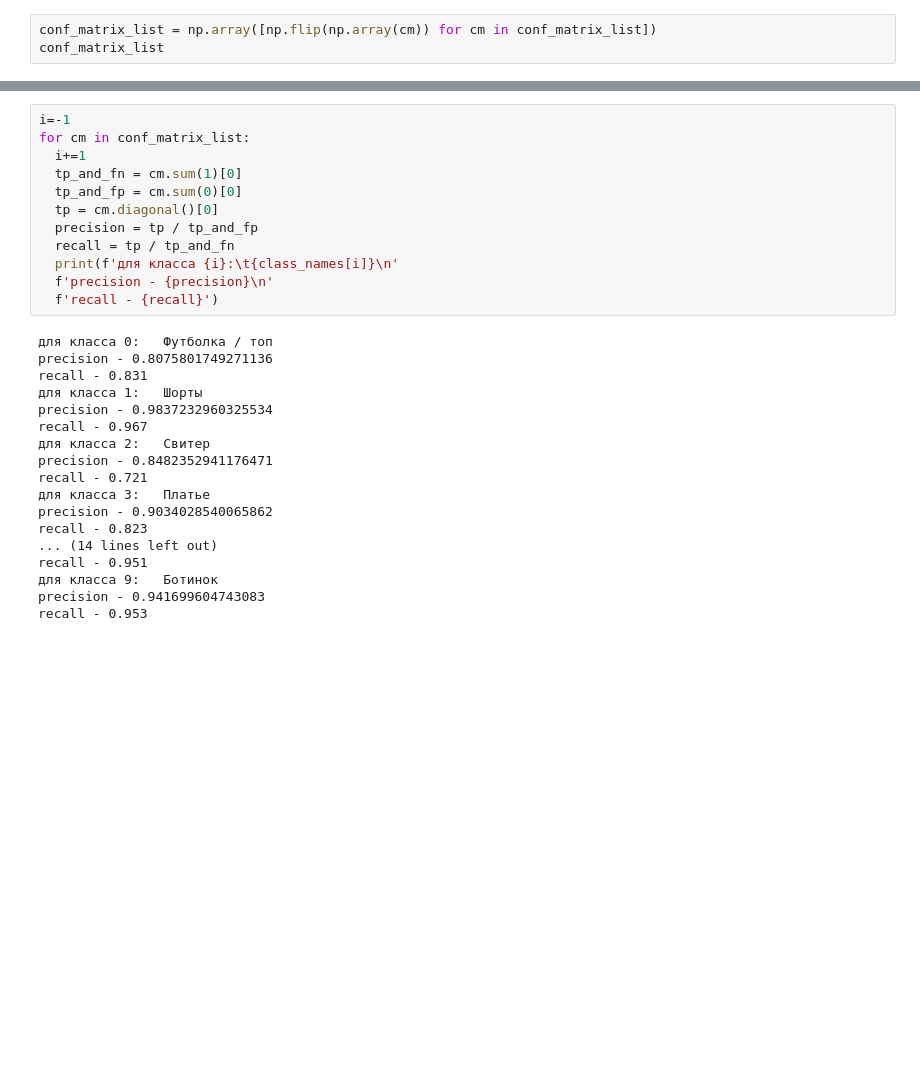
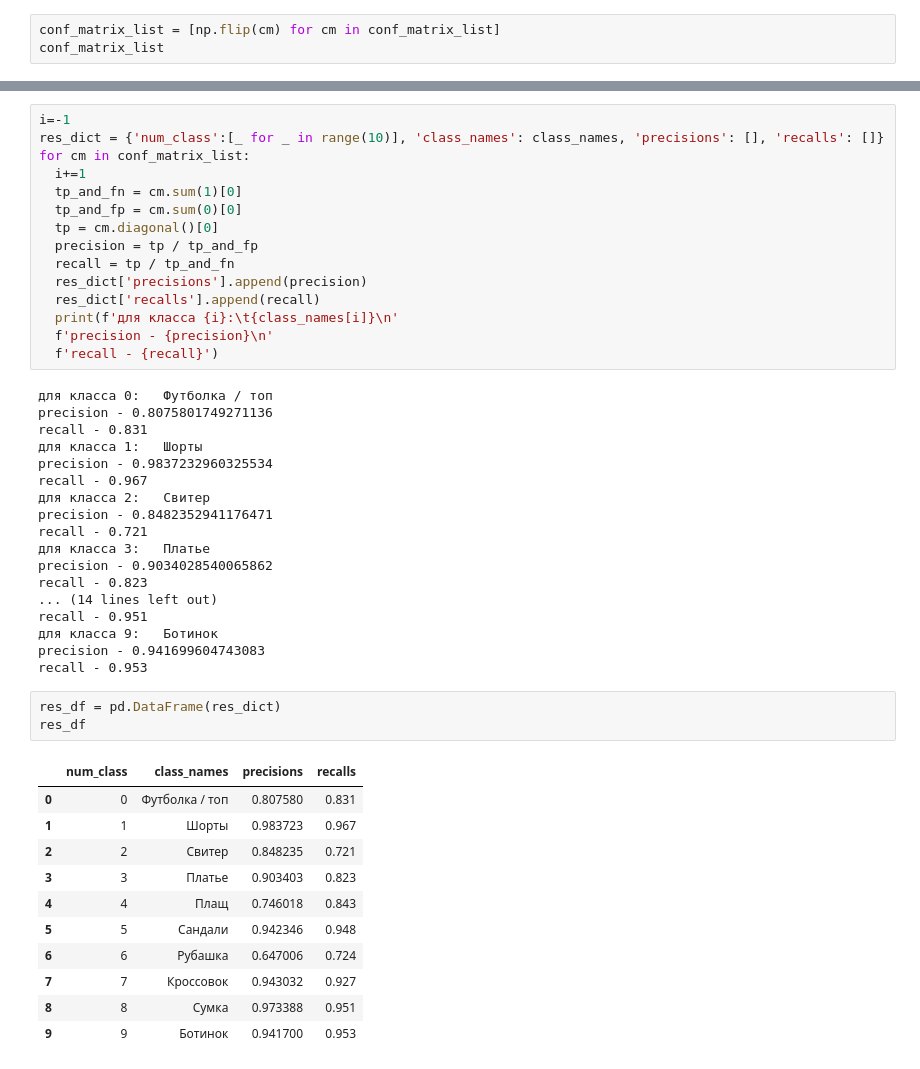
Before and after one commit to OlegRev/Introduction_to_neural_networks, a Jupyter notebook: intro_neural_network_task2.ipynb, the cells around one changed output, grey strips where cells are left out. Drawn from its saved outputs; the diff is of its cells as text; blank space fills up the shorter version.

Commit message:
add dataframe results

```diff
--- a/intro_neural_network_task2.ipynb
+++ b/intro_neural_network_task2.ipynb
@@ -695,6 +695,6 @@ print(conf_matrix_list)
  [[8941   59]
   [  47  953]]]
 # %%
-conf_matrix_list = np.array([np.flip(np.array(cm)) for cm in conf_matrix_list])
+conf_matrix_list = [np.flip(cm) for cm in conf_matrix_list]
 conf_matrix_list
 # %% [output]
@@ -718,5 +712,6 @@ array([[[ 831,  169],
 # %%
 i=-1
+res_dict = {'num_class':[_ for _ in range(10)], 'class_names': class_names, 'precisions': [], 'recalls': []}
 for cm in conf_matrix_list:
   i+=1
   tp_and_fn = cm.sum(1)[0]
@@ -724,6 +719,8 @@ for cm in conf_matrix_list:
   tp = cm.diagonal()[0]
   precision = tp / tp_and_fp
   recall = tp / tp_and_fn
+  res_dict['precisions'].append(precision)
+  res_dict['recalls'].append(recall)
   print(f'для класса {i}:\t{class_names[i]}\n'
   f'precision - {precision}\n'
   f'recall - {recall}')
@@ -745,3 +742,18 @@ recall - 0.951
 для класса 9:   Ботинок
 precision - 0.941699604743083
 recall - 0.953
+# %%
+res_df = pd.DataFrame(res_dict)
+res_df
+# %% [output]
+|  | num_class | class_names | precisions | recalls |
+| 0 | 0 | Футболка / топ | 0.807580 | 0.831 |
+| 1 | 1 | Шорты | 0.983723 | 0.967 |
+| 2 | 2 | Свитер | 0.848235 | 0.721 |
+| 3 | 3 | Платье | 0.903403 | 0.823 |
+| 4 | 4 | Плащ | 0.746018 | 0.843 |
+| 5 | 5 | Сандали | 0.942346 | 0.948 |
+| 6 | 6 | Рубашка | 0.647006 | 0.724 |
+| 7 | 7 | Кроссовок | 0.943032 | 0.927 |
+| 8 | 8 | Сумка | 0.973388 | 0.951 |
+| 9 | 9 | Ботинок | 0.941700 | 0.953 |
```
Also changed, not shown: parts of 9 cells of this notebook.
